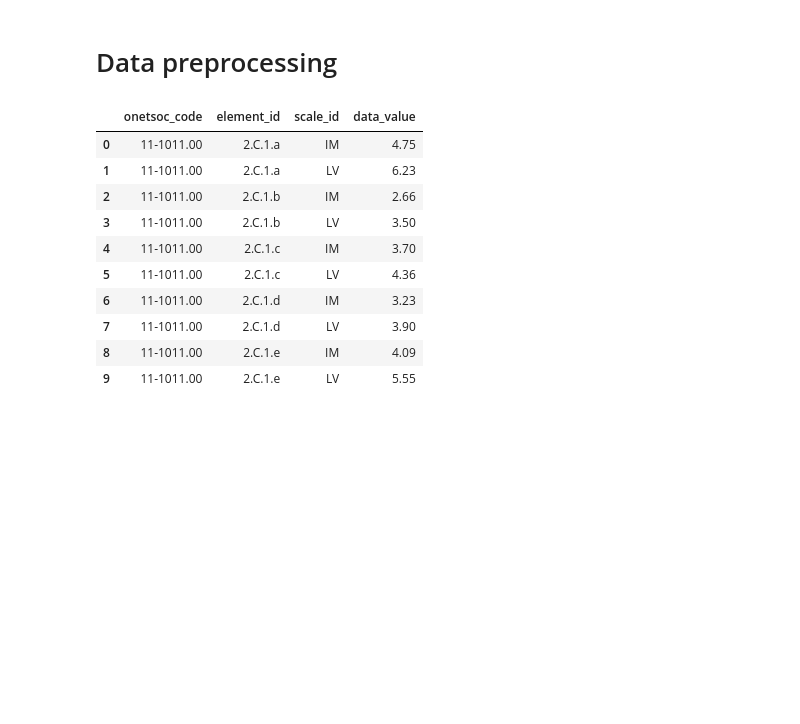
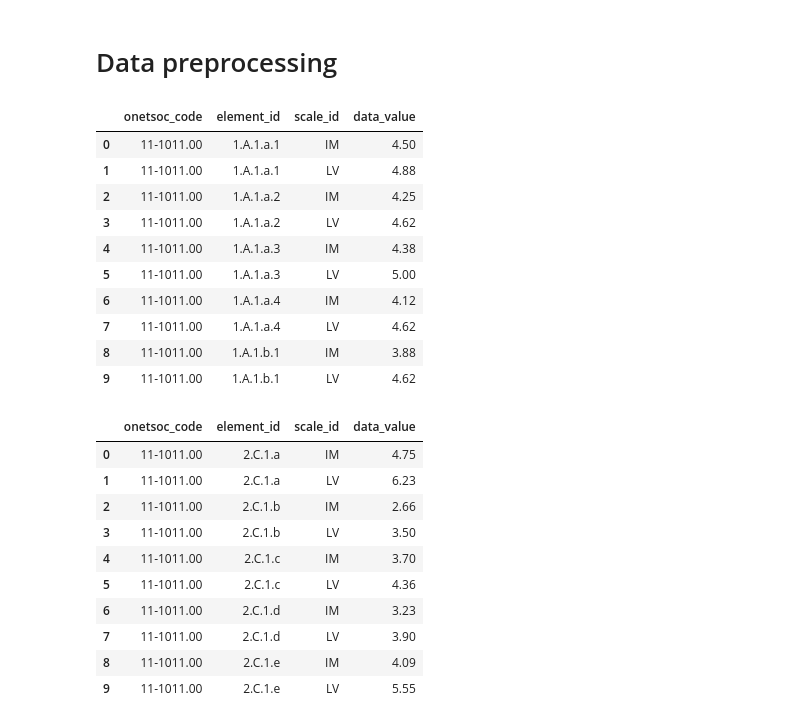
Before and after one commit to AjdinBajric/73labInternship, a Jupyter notebook: Clustering/Clustering.ipynb, the cells around one changed output. Saved outputs shown, nothing was run; the diff lists cells and outputs as text; code cells hidden in the pictures; blank space fills up the shorter version.

Commit message:
Creating a big dataset with abilities.json

```diff
--- a/Clustering/Clustering.ipynb
+++ b/Clustering/Clustering.ipynb
@@ -11,8 +11,23 @@ def read_json(file):
     return reader[['onetsoc_code','element_id', 'scale_id', 'data_value']]
 # %%
 knowledge = read_json("knowledge")
+abilities = read_json("abilities")
 skills = read_json("skills")
 work_activities = read_json("work_activities")
+# %%
+abilities.head(10)
+# %% [output]
+|  | onetsoc_code | element_id | scale_id | data_value |
+| 0 | 11-1011.00 | 1.A.1.a.1 | IM | 4.50 |
+| 1 | 11-1011.00 | 1.A.1.a.1 | LV | 4.88 |
+| 2 | 11-1011.00 | 1.A.1.a.2 | IM | 4.25 |
+| 3 | 11-1011.00 | 1.A.1.a.2 | LV | 4.62 |
+| 4 | 11-1011.00 | 1.A.1.a.3 | IM | 4.38 |
+| 5 | 11-1011.00 | 1.A.1.a.3 | LV | 5.00 |
+| 6 | 11-1011.00 | 1.A.1.a.4 | IM | 4.12 |
+| 7 | 11-1011.00 | 1.A.1.a.4 | LV | 4.62 |
+| 8 | 11-1011.00 | 1.A.1.b.1 | IM | 3.88 |
+| 9 | 11-1011.00 | 1.A.1.b.1 | LV | 4.62 |
 # %%
 knowledge.head(10)
 # %% [output]
```
Also changed, not shown: parts of 27 cells of this notebook, 8 other files.
